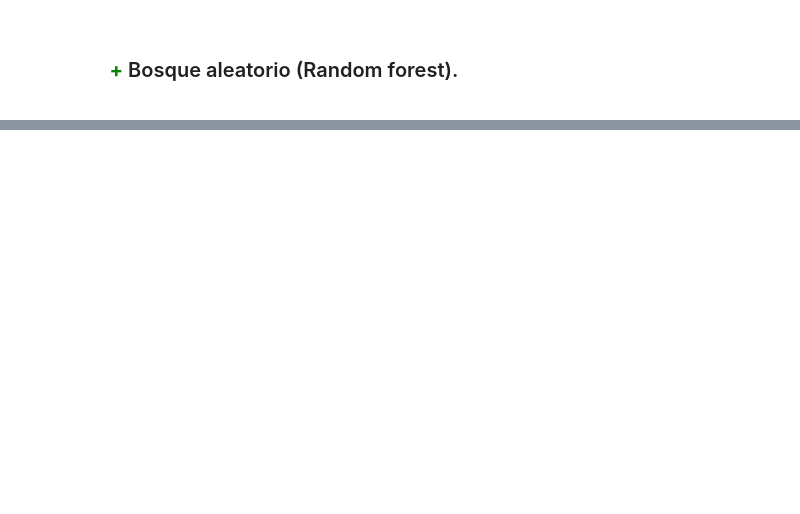
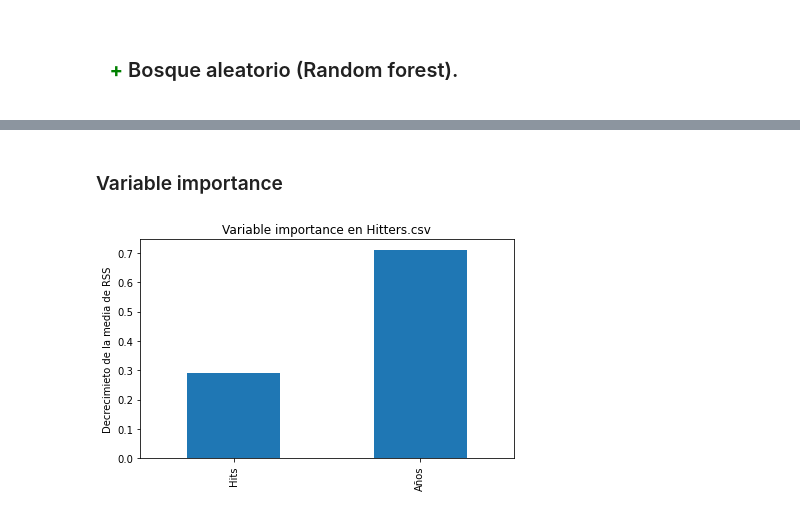
Before and after one commit to anthonydlsantos/arbolesDecision, a Jupyter notebook: bagginRandomForest.ipynb, the cells around one changed output, grey strips where cells are left out. Saved outputs shown, nothing was run; the diff lists cells and outputs as text; code cells hidden in the pictures; blank space fills up the shorter version.

```diff
--- a/bagginRandomForest.ipynb
+++ b/bagginRandomForest.ipynb
@@ -211,3 +209,20 @@ error_rf
+# %% [markdown]
+### Variable importance
+# %%
+# Var importance
+
+vImportance  = rf.feature_importances_
+v_importance = pd.Series( vImportance, index=["Hits","Años"])
+
+fig, ax = plt.subplots()
+v_importance.plot.bar()
+
+ax.set_title("Variable importance en Hitters.csv")
+ax.set_ylabel("Decrecimieto de la media de RSS")
+
+fig.tight_layout()
+# %% [output]
+[figure, added]
 # %%
 # Random forest con OOB
 rf_oob = RandomForestRegressor( n_estimators = 250 , oob_score = True )
```
Also changed, not shown: parts of 11 cells of this notebook.
